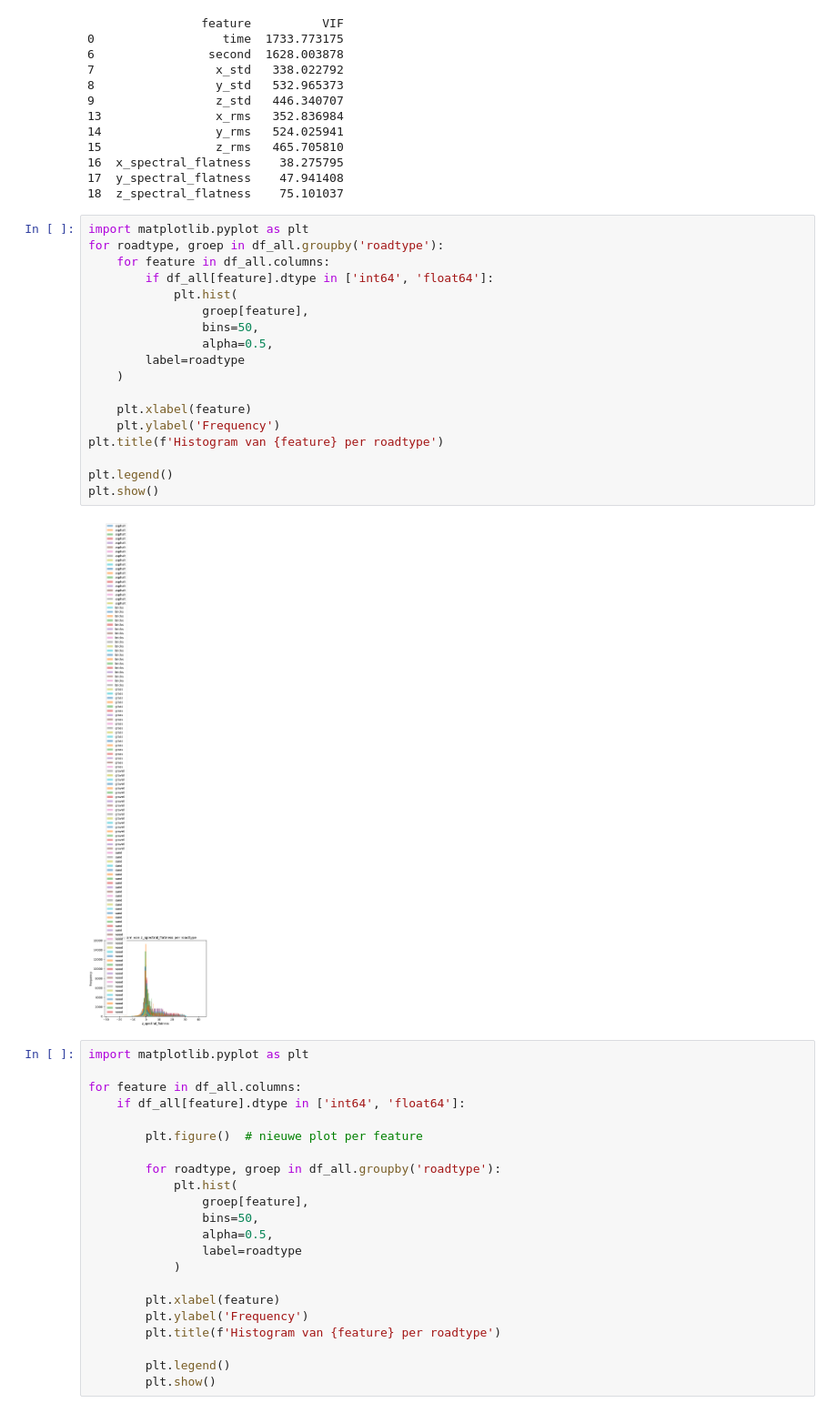
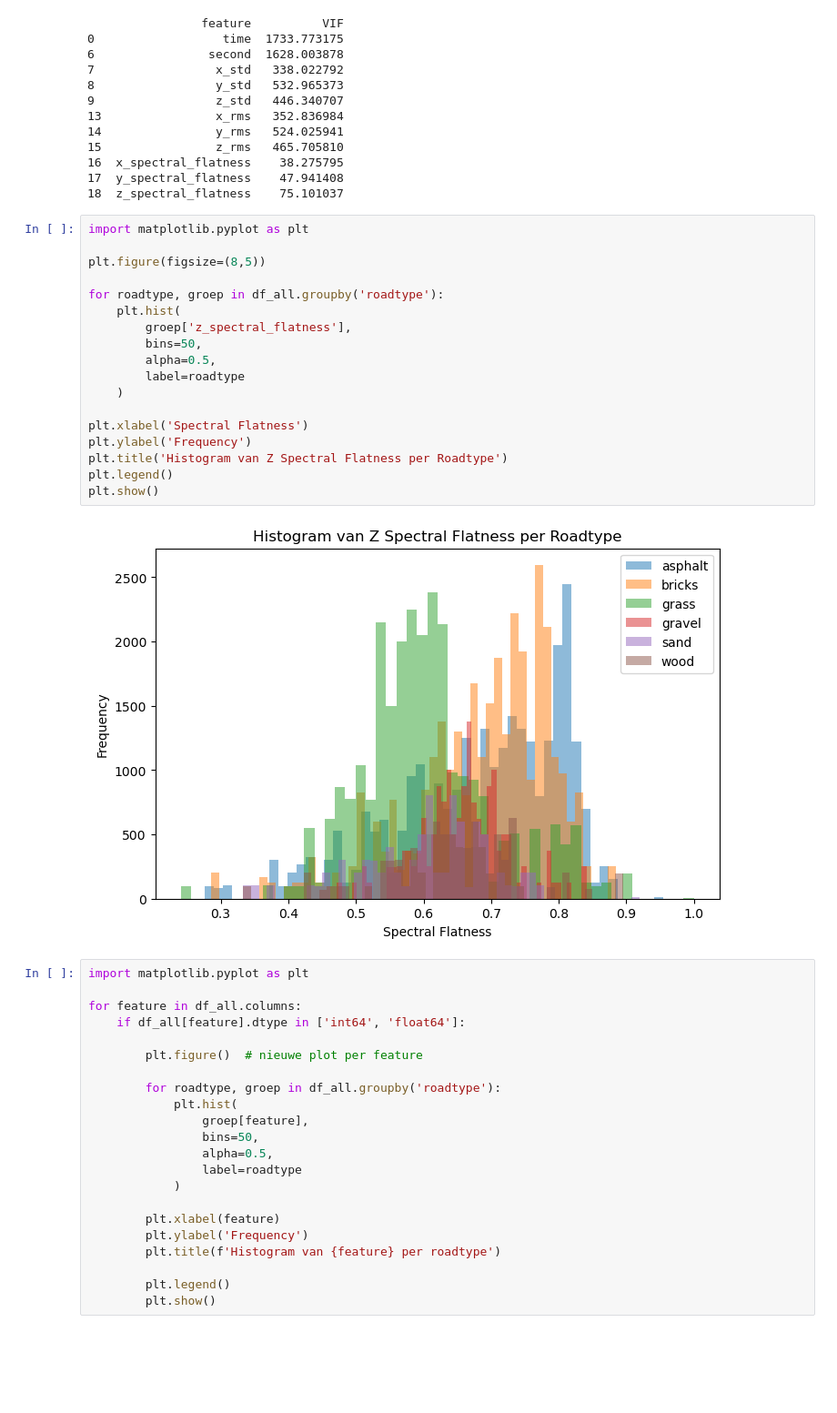
Before and after one commit to lrncjrssn/DS8_eindproject, a Jupyter notebook: DATA_VERWERKING.ipynb, the cells around one changed output. Shown at 91% size. Saved outputs shown, nothing was run; the diff lists cells and outputs as text; blank space fills up the shorter version.

```diff
--- a/DATA_VERWERKING.ipynb
+++ b/DATA_VERWERKING.ipynb
@@ -521,26 +484,26 @@ print(vif_data[vif_data['VIF'] > 5])
 16  x_spectral_flatness    38.275795
 17  y_spectral_flatness    47.941408
 18  z_spectral_flatness    75.101037
-# %%
-import matplotlib.pyplot as plt
-for roadtype, groep in df_all.groupby('roadtype'):
-    for feature in df_all.columns:
-        if df_all[feature].dtype in ['int64', 'float64']:
-            plt.hist(
-                groep[feature],
-                bins=50,
-                alpha=0.5,
-        label=roadtype
-    )
-
-    plt.xlabel(feature)
-    plt.ylabel('Frequency')
-plt.title(f'Histogram van {feature} per roadtype')
-
-plt.legend()
-plt.show()
-# %% [output]
-[figure, removed]
+# %%
+import matplotlib.pyplot as plt
+
+plt.figure(figsize=(8,5))
+
+for roadtype, groep in df_all.groupby('roadtype'):
+    plt.hist(
+        groep['z_spectral_flatness'],
+        bins=50,
+        alpha=0.5,
+        label=roadtype
+    )
+
+plt.xlabel('Spectral Flatness')
+plt.ylabel('Frequency')
+plt.title('Histogram van Z Spectral Flatness per Roadtype')
+plt.legend()
+plt.show()
+# %% [output]
+[figure, added]
 # %%
 import matplotlib.pyplot as plt
 
```
Also changed, not shown: parts of 25 cells of this notebook, 1 other file.
